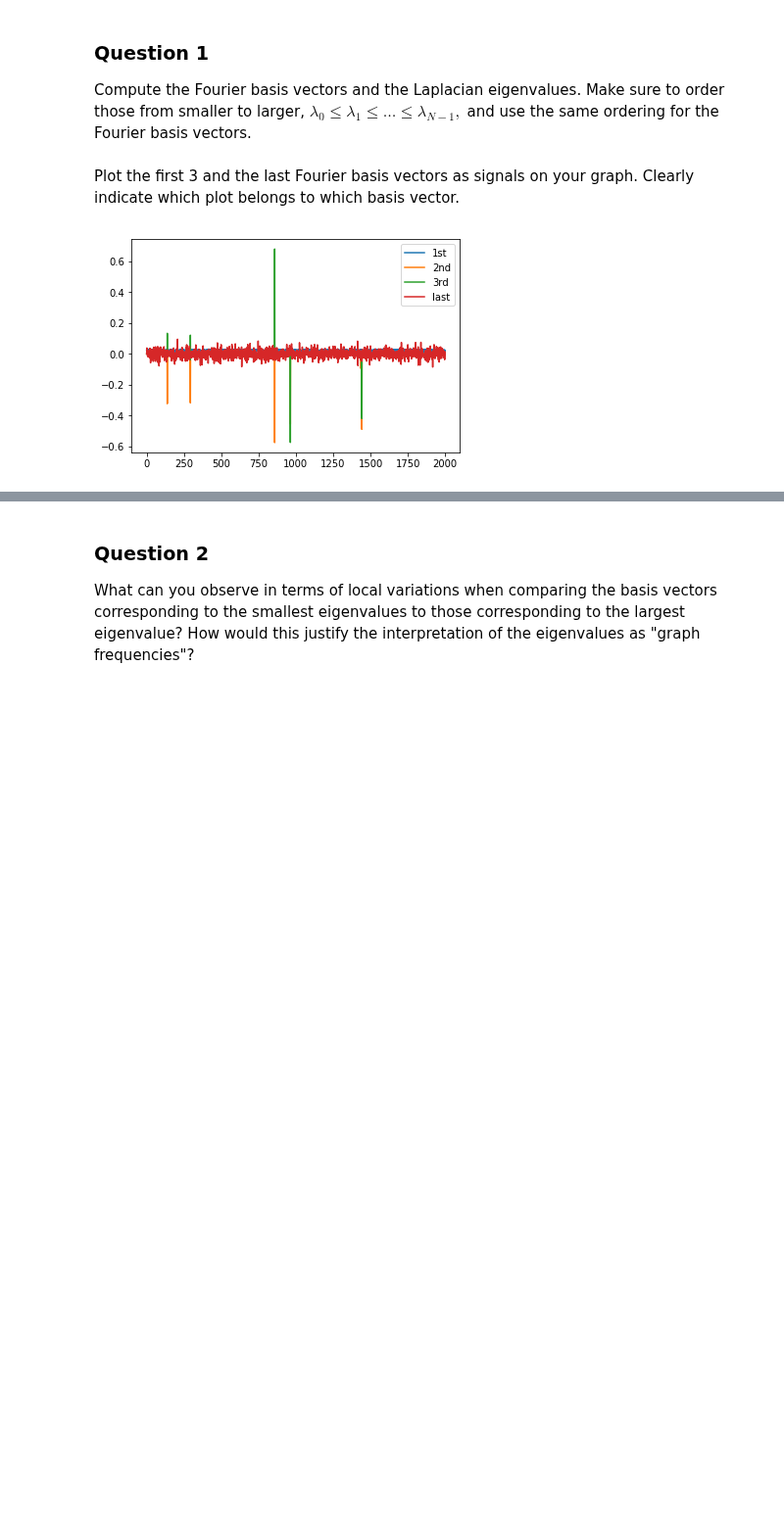
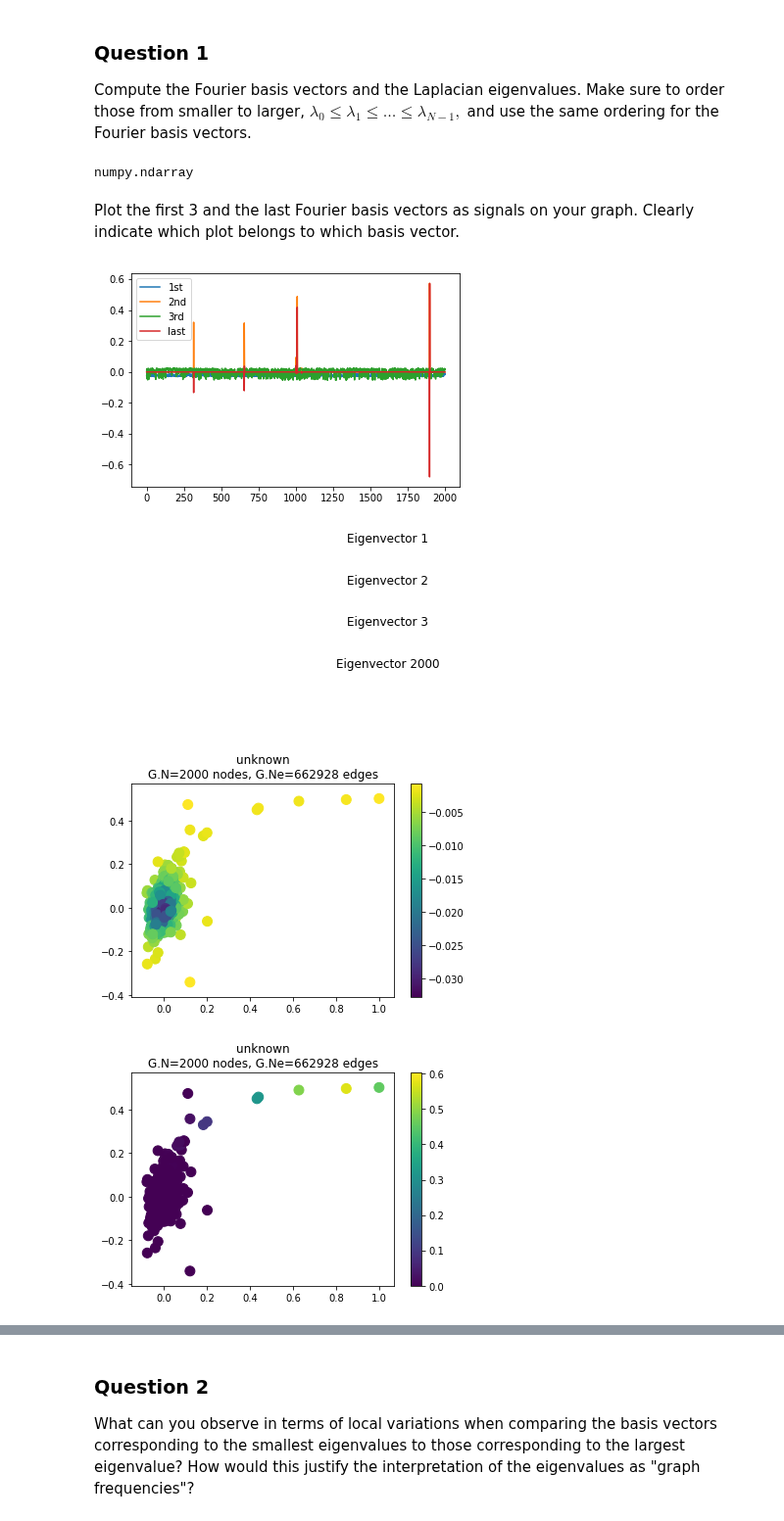
Before and after one commit to senakicir/ntds_project, a Jupyter notebook: 4_graph_signal_processing.ipynb, the cells around one changed output, grey strips where cells are left out. Shown at 98% size. Saved outputs shown, nothing was run; the diff lists cells and outputs as text; code cells hidden in the pictures; blank space fills up the shorter version.

Commit message:
Fixed plotting of Fourier vectors and GFT and iGFT

```diff
--- a/4_graph_signal_processing.ipynb
+++ b/4_graph_signal_processing.ipynb
@@ -124,26 +126,65 @@ In this section we will observe how your feature/label vector looks like in the
 
 Compute the Fourier basis vectors and the Laplacian eigenvalues. Make sure to order those from smaller to larger, $\lambda_0 \leq \lambda_1 \leq \dots \leq \lambda_{N-1},$ and use the same ordering for the Fourier basis vectors.
 # %%
-eigenvalues, eigenvectors = np.linalg.eig(laplacian.todense())
+eigenvalues, eigenvectors = np.linalg.eigh(laplacian.toarray())
 ## Sorting Eigenvalues and EigenVectors
 sorted_indexes = eigenvalues.argsort()
-eigenvalues = eigenvalues[sorted_indexes]
-eigenvectors = eigenvectors[sorted_indexes]
+eigenvalues = np.array(eigenvalues[sorted_indexes])
+eigenvectors = np.array(eigenvectors[sorted_indexes])
 
 e = eigenvalues# Ordered Laplacian eigenvalues.
 U = eigenvectors# Ordered graph Fourier basis.
+# %%
+type(eigenvectors)
+# %% [output]
+numpy.ndarray
 # %% [markdown]
 Plot the first 3 and the last Fourier basis vectors as signals on your graph. Clearly indicate which plot belongs to which basis vector.
 # %%
 # Your code here.
 fig = plt.figure()
 index = np.arange(U.shape[0])
 plt.plot(index, np.squeeze(np.asarray(U[:,0])), label="1st")
 plt.plot(index, np.squeeze(np.asarray(U[:,1])), label="2nd")
 plt.plot(index, np.squeeze(np.asarray(U[:,2])), label="3rd")
 plt.plot(index, np.squeeze(np.asarray(U[:,-1])), label="last")
 plt.legend()
 plt.show()
 plt.close(fig)
+
+fig, axes = plt.subplots(4, 1, figsize=(10, 3))
+graph = pg.graphs.Graph(adjacency,lap_type = 'normalized')
+graph.set_coordinates('spring')
+plot_list = [0,1,2,-1]
+
+for i, plot_ind in enumerate(plot_list):
+    ax = axes[i]#[i%2]
+    graph.plot_signal(np.asarray(U)[:, plot_ind])
+    _ = ax.set_title('Eigenvector {}'.format(plot_ind+1 if plot_ind>= 0 else n_nodes))
+    ax.set_axis_off()
+
+#################REMOVE ALL EVIDENCE
+
+
+#graph.compute_fourier_basis()
+
+#graph.set_coordinates('line1D')
+#fig = plt.figure()
+#index = np.arange(U.shape[0])
+#plt.plot(index, np.squeeze(np.asarray(graph.U[:,0])), label="1st")
+#plt.plot(index, np.squeeze(np.asarray(graph.U[:,1])), label="2nd")
+#plt.plot(index, np.squeeze(np.asarray(graph.U[:,2])), label="3rd")
+#plt.plot(index, np.squeeze(np.asarray(graph.U[:,-1])), label="last")
+#plt.legend()
+#plt.show()
+#plt.close(fig)
+#for i, ax in enumerate(axes):
+#graph.plot_signal(graph.U[:, [0,1,2,-1]])
+#    _ = ax.set_title('Eigenvector {}'.format(i+2))
+#    ax.set_axis_off()
+#fig.tight_layout()
 # %% [output]
-[figure, old version]
+[figure, new version]
+[figure, added]
+[figure, added]
+[figure, added]
```
Also changed, not shown: parts of 6 cells of this notebook.
